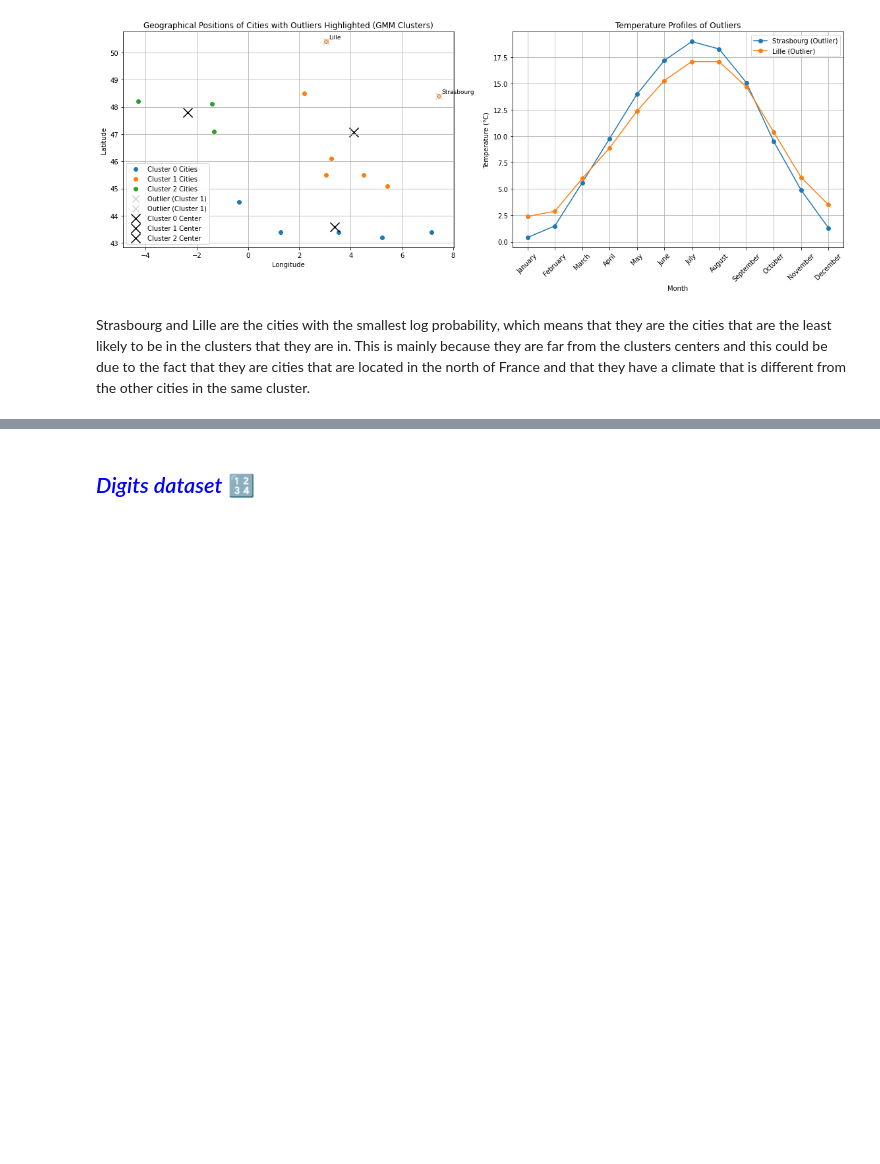
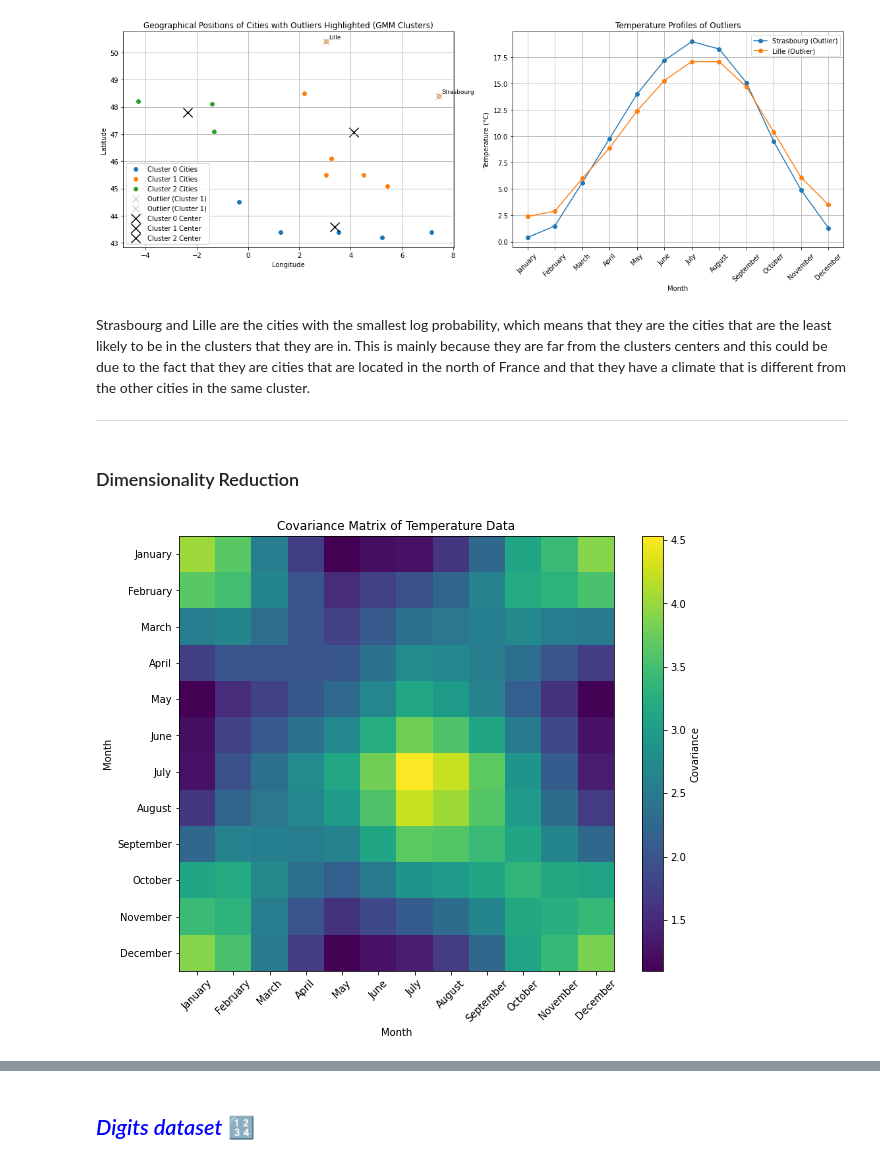
Before and after one commit to YessineMkaouar/Practical-Machine-Learning, a Jupyter notebook: temp.ipynb, the cells around one changed output, grey strips where cells are left out. Cells and saved outputs as stored; diff of their text form; code cells hidden in the pictures; blank space fills up the shorter version.

Commit message:
Add PCA to temperature data

```diff
--- a/temp.ipynb
+++ b/temp.ipynb
@@ -768,3 +768,24 @@ plt.show()
 [figure]
 # %% [markdown]
 Strasbourg and Lille are the cities with the smallest log probability, which means that they are the cities that are the least likely to be in the clusters that they are in. This is mainly because they are far from the clusters centers and this could be due to the fact that they are cities that are located in the north of France and that they have a climate that is different from the other cities in the same cluster.
+
+---
+# %% [markdown]
+### Dimensionality Reduction
+# %%
+# Compute the covariance matrix of the temperature data
+cov_matrix = np.cov(temperature_matrix.T)
+
+# Plot the covariance matrix as an image
+plt.figure(figsize=(10, 8))
+plt.imshow(cov_matrix, cmap='viridis', interpolation='none')
+plt.colorbar(label='Covariance')
+plt.title('Covariance Matrix of Temperature Data')
+plt.xlabel('Month')
+plt.ylabel('Month')
+plt.xticks(ticks=np.arange(12), labels=varname[:12], rotation=45)
+plt.yticks(ticks=np.arange(12), labels=varname[:12])
+plt.grid(False)
+plt.show()
+# %% [output]
+[figure, added]
```
Also changed, not shown: parts of 6 cells of this notebook.
